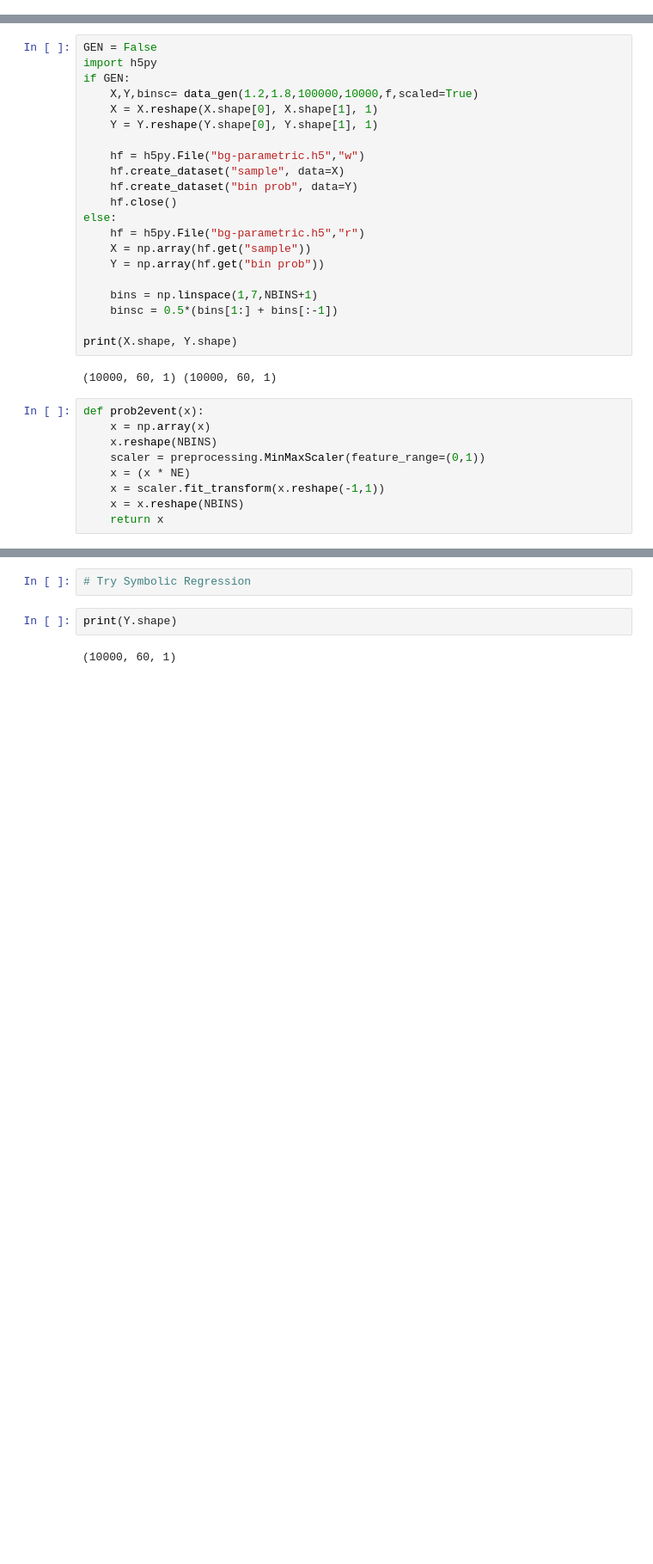
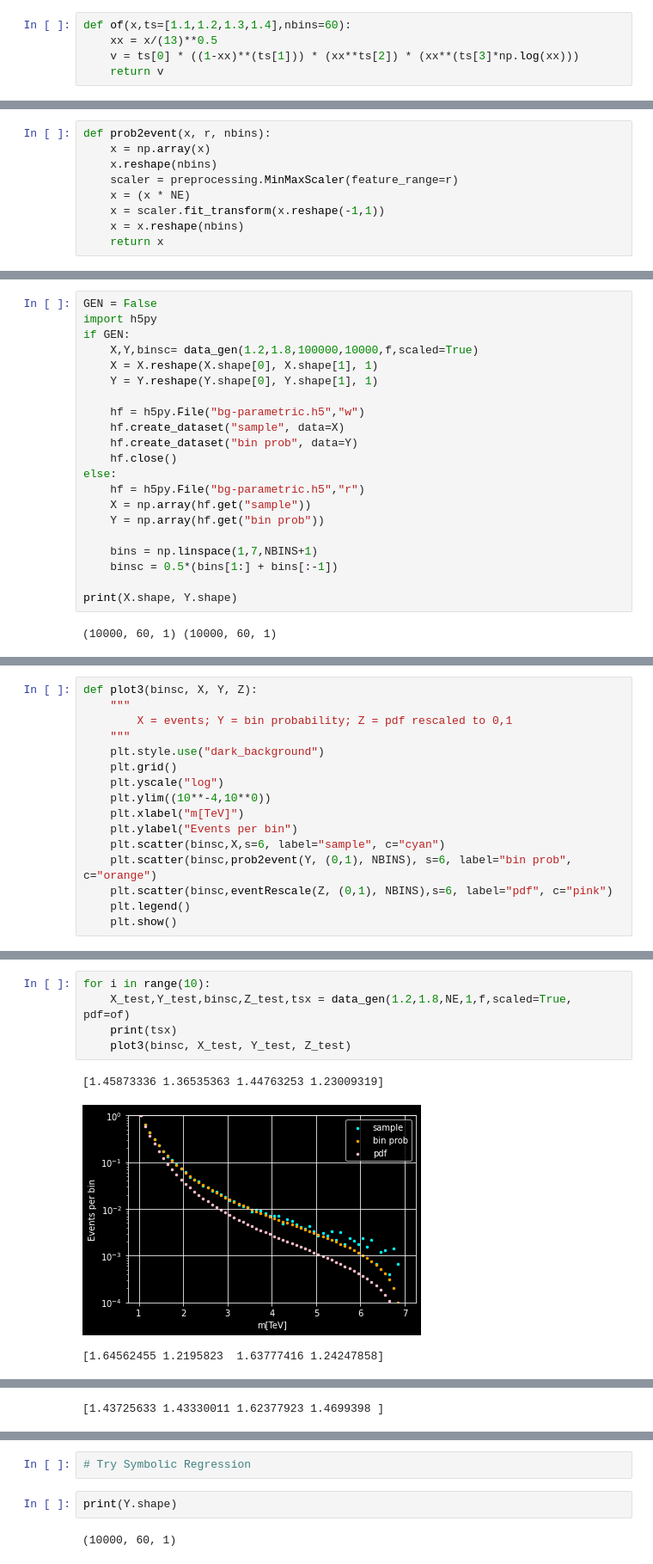
Before and after one commit to TDHTTTT/GCNN, a Jupyter notebook: WIP_bgfit_sr.ipynb, the cells around one changed output, grey strips where cells are left out. Shown at 86% size. Drawn from its saved outputs; the diff is of its cells as text; blank space fills up the shorter version.

```diff
--- a/WIP_bgfit_sr.ipynb
+++ b/WIP_bgfit_sr.ipynb
@@ -38,6 +38,11 @@ def f(x,ts=[1.1,1.2,1.3,1.4],nbins=60):
     xx = x/(13)**0.5
     v = ts[0] * ((1-xx)**(ts[1])) * (xx**ts[2]) * (xx**(ts[3]*np.log(xx)))
     return v
+# %%
+def of(x,ts=[1.1,1.2,1.3,1.4],nbins=60):
+    xx = x/(13)**0.5
+    v = ts[0] * ((1-xx)**(ts[1])) * (xx**ts[2]) * (xx**(ts[3]*np.log(xx)))
+    return v
 # %%
 NBINS = 60
 NE = 100000  # number of events per parametric
@@ -45 +58,10 @@ NP = 10000   # number of different parametrics
+# %%
+def prob2event(x, r, nbins):
+    x = np.array(x)
+    x.reshape(nbins)
+    scaler = preprocessing.MinMaxScaler(feature_range=r)
+    x = (x * NE)
+    x = scaler.fit_transform(x.reshape(-1,1))
+    x = x.reshape(nbins)
+    return x
 # %%
@@ -96,13 +112,4 @@ else:
 print(X.shape, Y.shape)
 # %% [output]
 (10000, 60, 1) (10000, 60, 1)
-# %%
-def prob2event(x):
-    x = np.array(x)
-    x.reshape(NBINS)
-    scaler = preprocessing.MinMaxScaler(feature_range=(0,1))
-    x = (x * NE)
-    x = scaler.fit_transform(x.reshape(-1,1))
-    x = x.reshape(NBINS)
-    return x
 # %%
@@ -118,2 +125,18 @@ def plot1(X, Y):
     plt.legend()
     plt.show()
+# %%
+def plot3(binsc, X, Y, Z):
+    """
+        X = events; Y = bin probability; Z = pdf rescaled to 0,1
+    """
+    plt.style.use("dark_background")
+    plt.grid()
+    plt.yscale("log")
+    plt.ylim((10**-4,10**0))
+    plt.xlabel("m[TeV]")
+    plt.ylabel("Events per bin")
+    plt.scatter(binsc,X,s=6, label="sample", c="cyan")
+    plt.scatter(binsc,prob2event(Y, (0,1), NBINS), s=6, label="bin prob", c="orange")
+    plt.scatter(binsc,eventRescale(Z, (0,1), NBINS),s=6, label="pdf", c="pink")
+    plt.legend()
+    plt.show()
@@ -119,0 +160,9 @@ def plot1(X, Y):
+# %%
+for i in range(10):
+    X_test,Y_test,binsc,Z_test,tsx = data_gen(1.2,1.8,NE,1,f,scaled=True, pdf=of)
+    print(tsx)
+    plot3(binsc, X_test, Y_test, Z_test)
+# %% [output]
+[1.45873336 1.36535363 1.44763253 1.23009319]
+[figure, added]
+[1.64562455 1.2195823  1.63777416 1.24247858]
@@ -119,0 +170 @@ def plot1(X, Y):
+[1.43725633 1.43330011 1.62377923 1.4699398 ]
```
Also changed, not shown: parts of 19 cells of this notebook.
